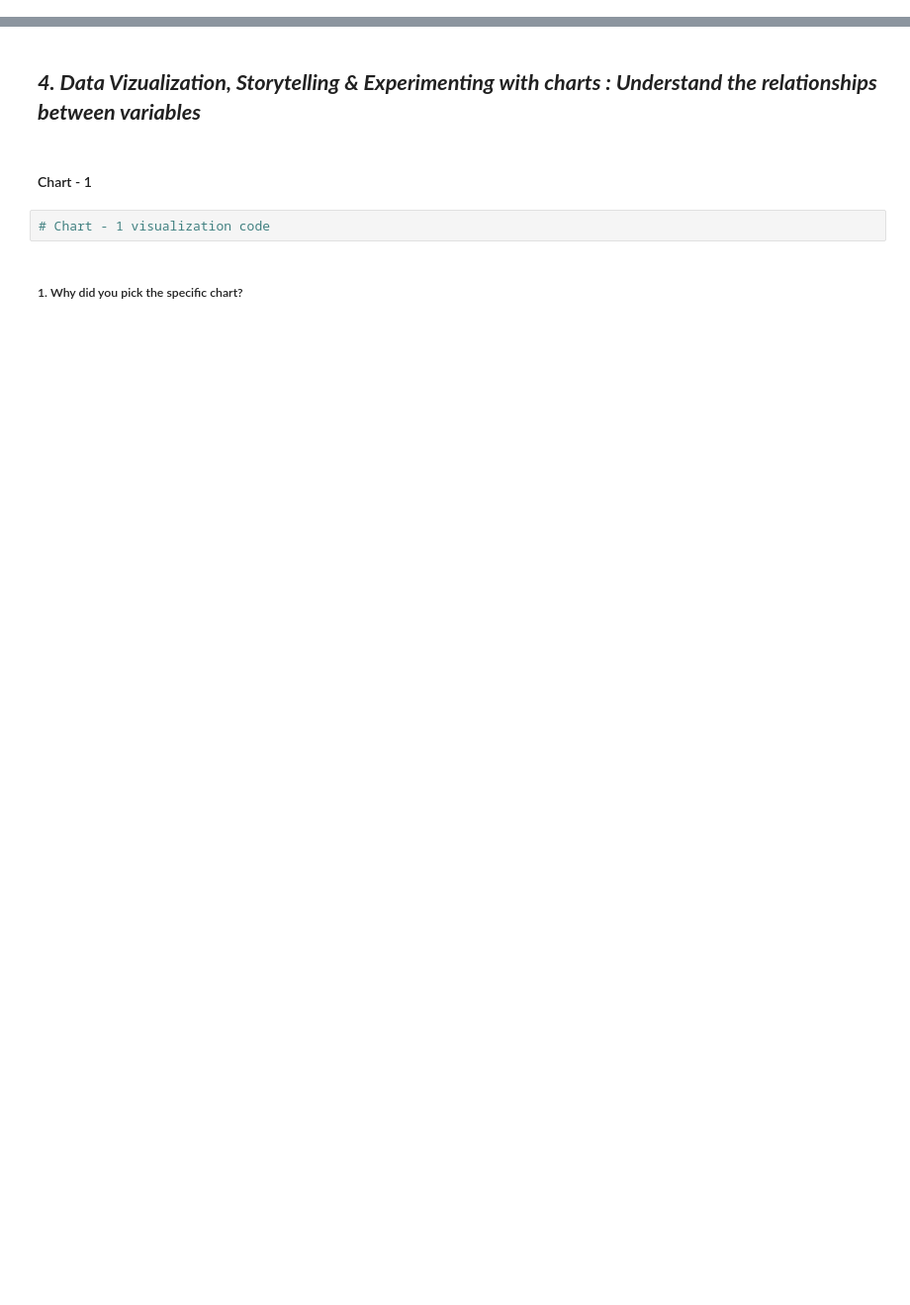
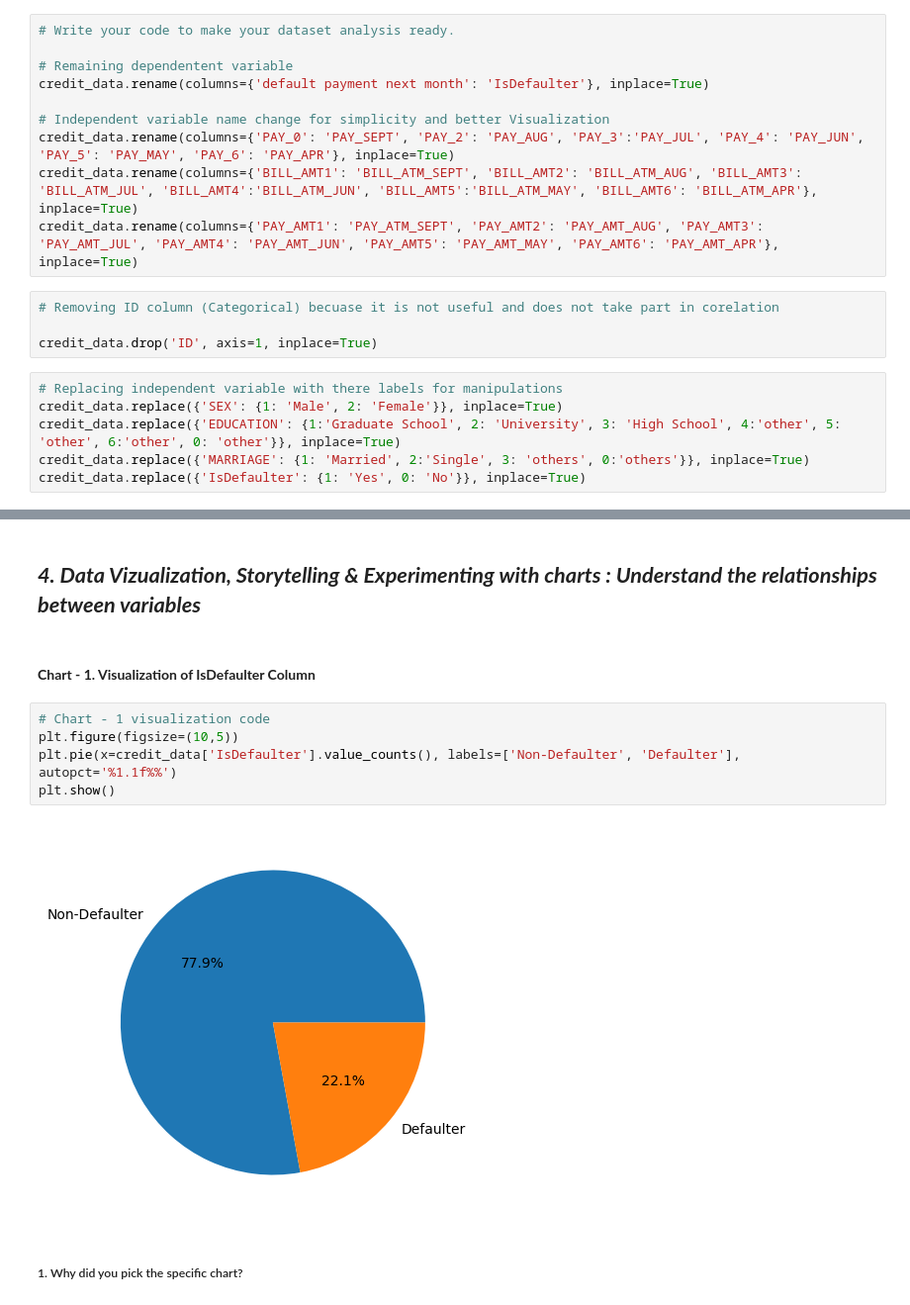
Before and after one commit to Mr-Himanshu123/Credit-Card-Default-Prediction, a Jupyter notebook: Credit_Card_Default_Prediction.ipynb, the cells around one changed output, grey strips where cells are left out. Shown at 99% size. Saved outputs shown, nothing was run; the diff lists cells and outputs as text; blank space fills up the shorter version.

```diff
--- a/Credit_Card_Default_Prediction.ipynb
+++ b/Credit_Card_Default_Prediction.ipynb
@@ -339,2 +361,22 @@ From April to September of 2005, we tracked historical monthly payment records.T
+# %%
+# Write your code to make your dataset analysis ready.
+
+# Remaining dependentent variable
+credit_data.rename(columns={'default payment next month': 'IsDefaulter'}, inplace=True)
+
+# Independent variable name change for simplicity and better Visualization
+credit_data.rename(columns={'PAY_0': 'PAY_SEPT', 'PAY_2': 'PAY_AUG', 'PAY_3':'PAY_JUL', 'PAY_4': 'PAY_JUN', 'PAY_5': 'PAY_MAY', 'PAY_6': 'PAY_APR'}, inplace=True)
+credit_data.rename(columns={'BILL_AMT1': 'BILL_ATM_SEPT', 'BILL_AMT2': 'BILL_ATM_AUG', 'BILL_AMT3': 'BILL_ATM_JUL', 'BILL_AMT4':'BILL_ATM_JUN', 'BILL_AMT5':'BILL_ATM_MAY', 'BILL_AMT6': 'BILL_ATM_APR'}, inplace=True)
+credit_data.rename(columns={'PAY_AMT1': 'PAY_ATM_SEPT', 'PAY_AMT2': 'PAY_AMT_AUG', 'PAY_AMT3': 'PAY_AMT_JUL', 'PAY_AMT4': 'PAY_AMT_JUN', 'PAY_AMT5': 'PAY_AMT_MAY', 'PAY_AMT6': 'PAY_AMT_APR'}, inplace=True)
+# %%
+# Removing ID column (Categorical) becuase it is not useful and does not take part in corelation
+
+credit_data.drop('ID', axis=1, inplace=True)
+# %%
+# Replacing independent variable with there labels for manipulations
+credit_data.replace({'SEX': {1: 'Male', 2: 'Female'}}, inplace=True)
+credit_data.replace({'EDUCATION': {1:'Graduate School', 2: 'University', 3: 'High School', 4:'other', 5: 'other', 6:'other', 0: 'other'}}, inplace=True)
+credit_data.replace({'MARRIAGE': {1: 'Married', 2:'Single', 3: 'others', 0:'others'}}, inplace=True)
+credit_data.replace({'IsDefaulter': {1: 'Yes', 0: 'No'}}, inplace=True)
 # %% [markdown]
 ### What all manipulations have you done and insights you found?
@@ -343,8 +393,13 @@ Answer Here.
 # %% [markdown]
 ## ***4. Data Vizualization, Storytelling & Experimenting with charts : Understand the relationships between variables***
 # %% [markdown]
-#### Chart - 1
+#### **Chart - 1. Visualization of IsDefaulter Column**
-# %%
-# Chart - 1 visualization code
+# %%
+# Chart - 1 visualization code
+plt.figure(figsize=(10,5))
+plt.pie(x=credit_data['IsDefaulter'].value_counts(), labels=['Non-Defaulter', 'Defaulter'], autopct='%1.1f%%')
+plt.show()
+# %% [output]
+[figure, added]
 # %% [markdown]
 ##### 1. Why did you pick the specific chart?
```
Also changed, not shown: parts of 40 cells of this notebook.
